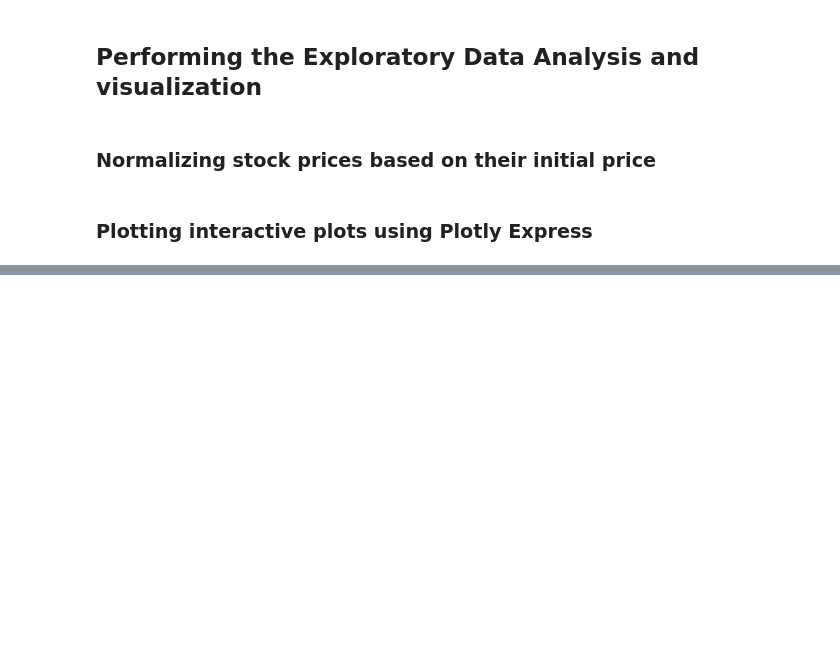
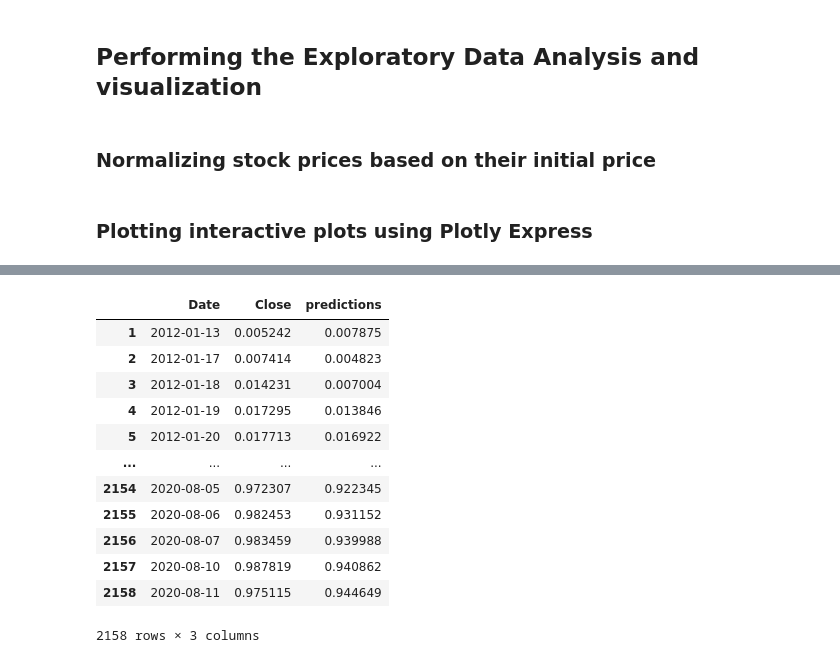
Before and after one commit to Monalika-P/Machine-Learning-for-Financial-Analysis, a Jupyter notebook: Stock Price Predictions Using Regression & LSTM/Stock_Price_Predictions_Using_Regression_&_LSTM.ipynb, the cells around one changed output, grey strips where cells are left out. Saved outputs shown, nothing was run; the diff lists cells and outputs as text; code cells hidden in the pictures; blank space fills up the shorter version.

```diff
--- a/Stock Price Predictions Using Regression & LSTM/Stock_Price_Predictions_Using_Regression_&_LSTM.ipynb
+++ b/Stock Price Predictions Using Regression & LSTM/Stock_Price_Predictions_Using_Regression_&_LSTM.ipynb
@@ -178,0 +514,7 @@ interactive_plot(stock_price_df, 'Stock Prices')
+# %%
+predicted = model.predict(X)
+# %%
+test_predicted = []
+
+for i in predicted:
+  test_predicted.append(i[0])
@@ -178,0 +541,3 @@ interactive_plot(stock_price_df, 'Stock Prices')
+# %%
+df_predicted = price_volume_df[1:][['Date']]
+df_predicted
@@ -178,0 +558,18 @@ interactive_plot(stock_price_df, 'Stock Prices')
+# %%
+df_predicted['predictions'] = test_predicted
+# %%
+df_predicted
+# %% [output]
+|  | Date | Close | predictions |
+| 1 | 2012-01-13 | 0.005242 | 0.007875 |
+| 2 | 2012-01-17 | 0.007414 | 0.004823 |
+| 3 | 2012-01-18 | 0.014231 | 0.007004 |
+| 4 | 2012-01-19 | 0.017295 | 0.013846 |
+| 5 | 2012-01-20 | 0.017713 | 0.016922 |
+| ... | ... | ... | ... |
+| 2154 | 2020-08-05 | 0.972307 | 0.922345 |
+| 2155 | 2020-08-06 | 0.982453 | 0.931152 |
+| 2156 | 2020-08-07 | 0.983459 | 0.939988 |
+| 2157 | 2020-08-10 | 0.987819 | 0.940862 |
+| 2158 | 2020-08-11 | 0.975115 | 0.944649 |
+2158 rows × 3 columns
```
Also changed, not shown: parts of 58 cells of this notebook.
